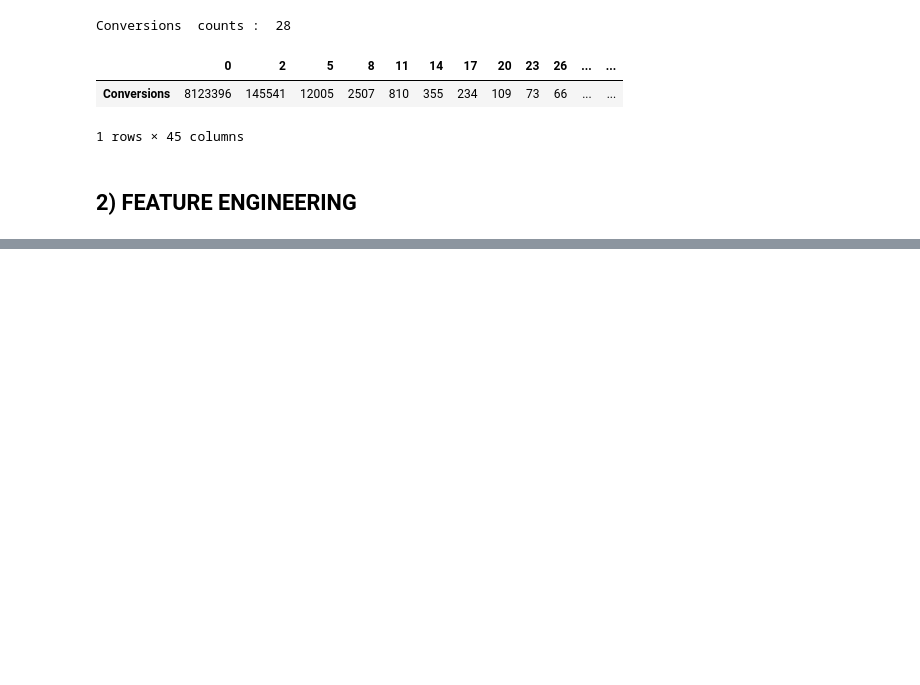
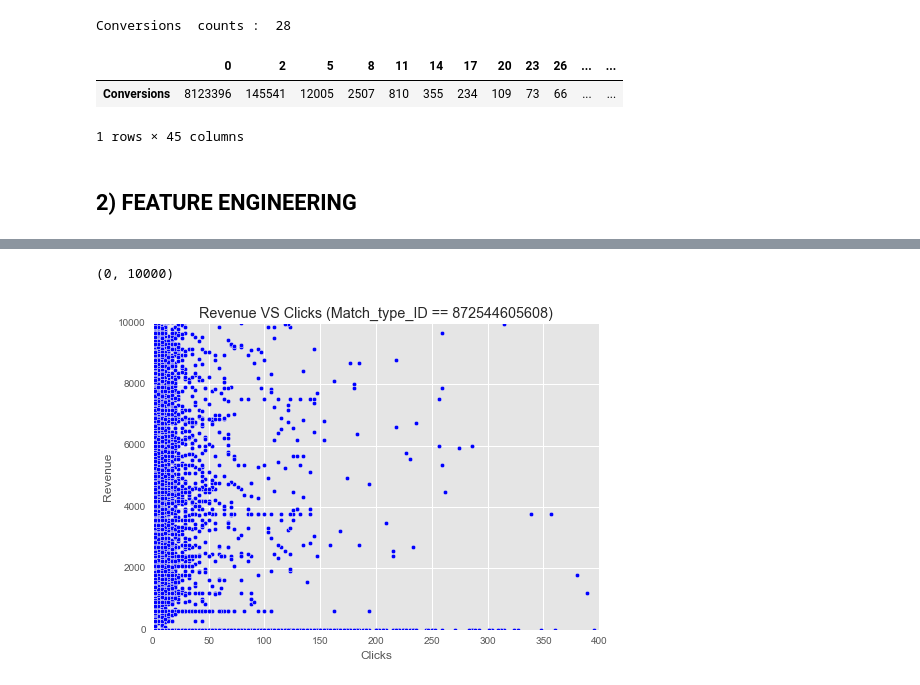
Before and after one commit to yennanliu/analysis, a Jupyter notebook: GY_guide/G_Y_Guide_EDA_final.ipynb, the cells around one changed output, grey strips where cells are left out. Drawn from its saved outputs; the diff is of its cells as text; code cells hidden in the pictures; blank space fills up the shorter version.

```diff
--- a/GY_guide/G_Y_Guide_EDA_final.ipynb
+++ b/GY_guide/G_Y_Guide_EDA_final.ipynb
@@ -524,0 +584,11 @@ def get_num_parameter_(df):
+# %%
+dfx=df_train[df_train.Match_type_ID == 872544605608]
+plt.scatter(dfx.Clicks,dfx.Revenue)
+plt.xlabel('Clicks')
+plt.ylabel('Revenue')
+plt.title('Revenue VS Clicks (Match_type_ID == 872544605608)')
+plt.xlim(0,400)
+plt.ylim(0,10000)
+# %% [output]
+(0, 10000)
+[figure, added]
```
Also changed, not shown: parts of 16 cells of this notebook.
